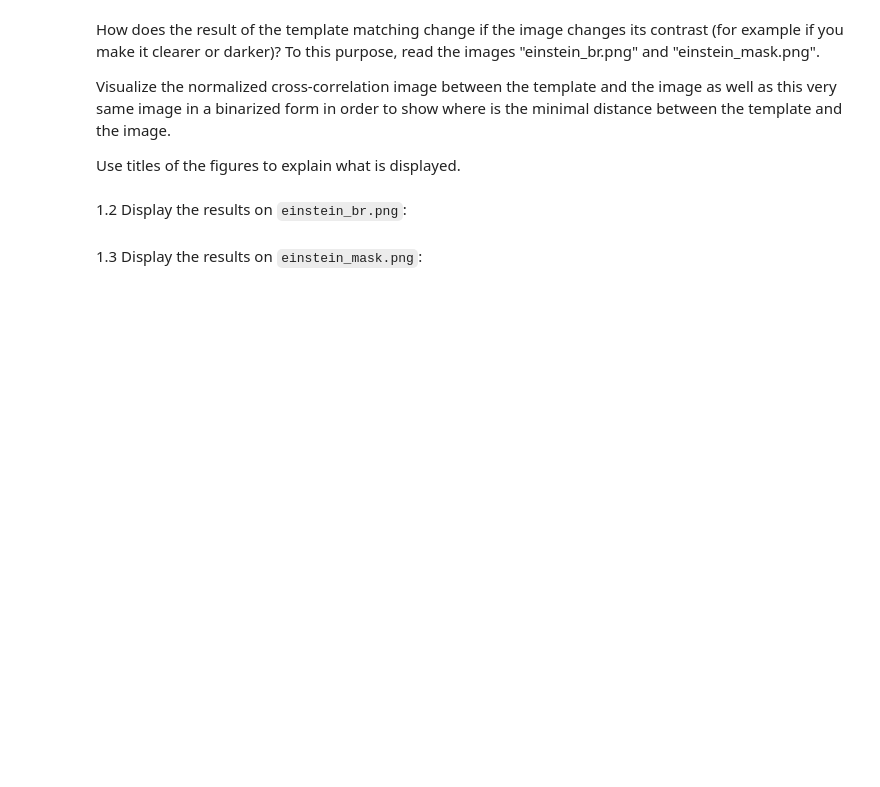
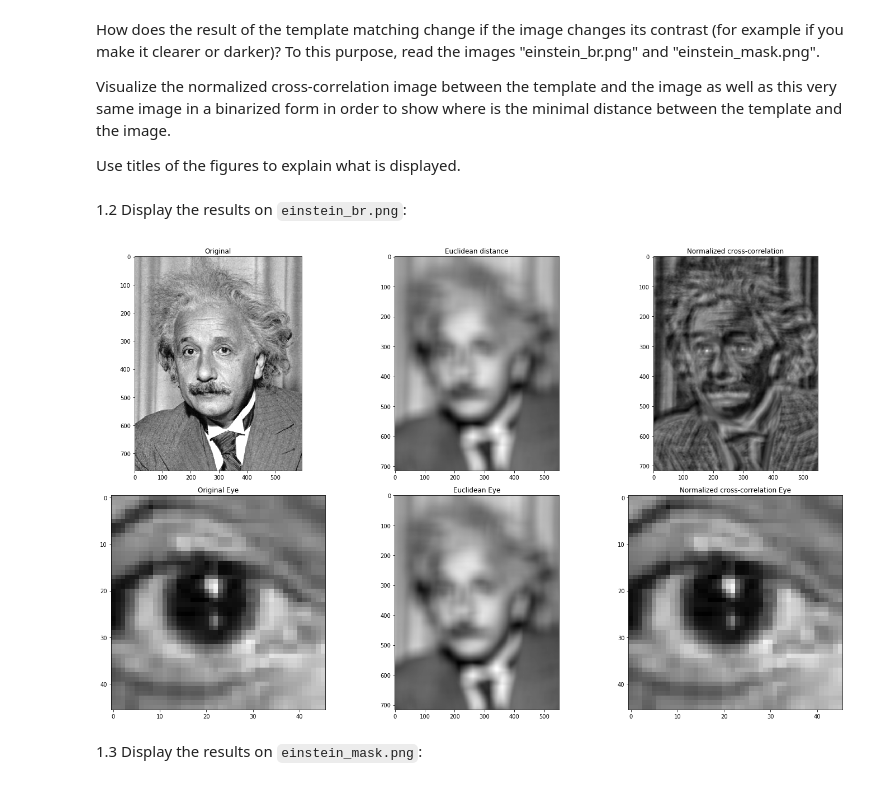
Before and after one commit to eduardgc22/VisioArtificial, a Jupyter notebook: P4_FranciscoDiazRuiz_EduardGranersCastellet/P4_FranciscoDiazRuiz_EduardGranersCastellet.ipynb, the cells around one changed output. Cells and saved outputs as stored; diff of their text form; code cells hidden in the pictures; blank space fills up the shorter version.

```diff
--- a/P4_FranciscoDiazRuiz_EduardGranersCastellet/P4_FranciscoDiazRuiz_EduardGranersCastellet.ipynb
+++ b/P4_FranciscoDiazRuiz_EduardGranersCastellet/P4_FranciscoDiazRuiz_EduardGranersCastellet.ipynb
@@ -123,5 +135,11 @@ Visualize the normalized cross-correlation image between the template and the im
 Use titles of the figures to explain what is displayed.
 # %% [markdown]
 1.2 Display the results on `einstein_br.png`:
+# %%
+einstein_br = io.imread('images/einstein_br.png', cmap='gray')
+
+temp_matching(einstein_br,eye)
+# %% [output]
+[figure, added]
 # %% [markdown]
 1.3 Display the results on `einstein_mask.png`:
```
Also changed, not shown: parts of 2 cells of this notebook.
